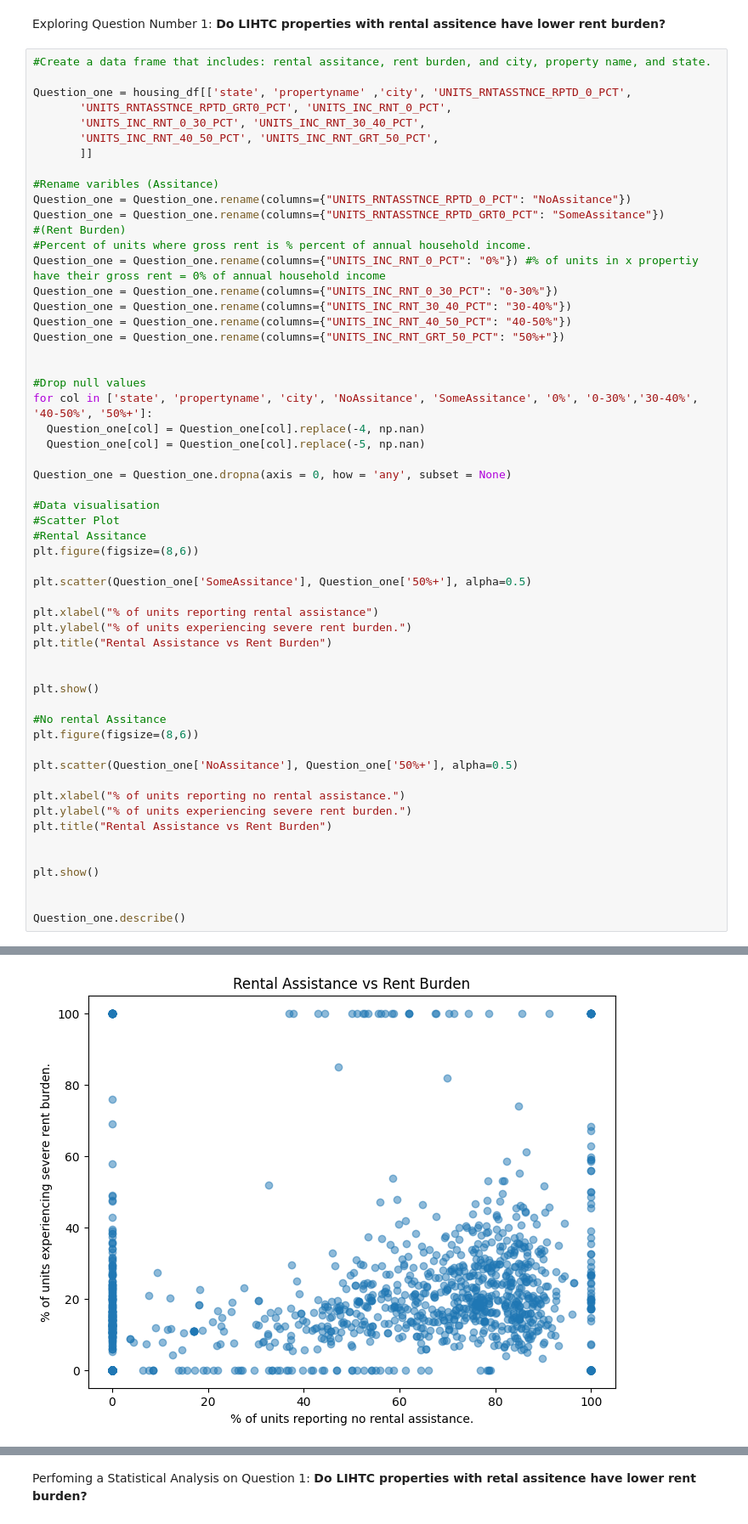
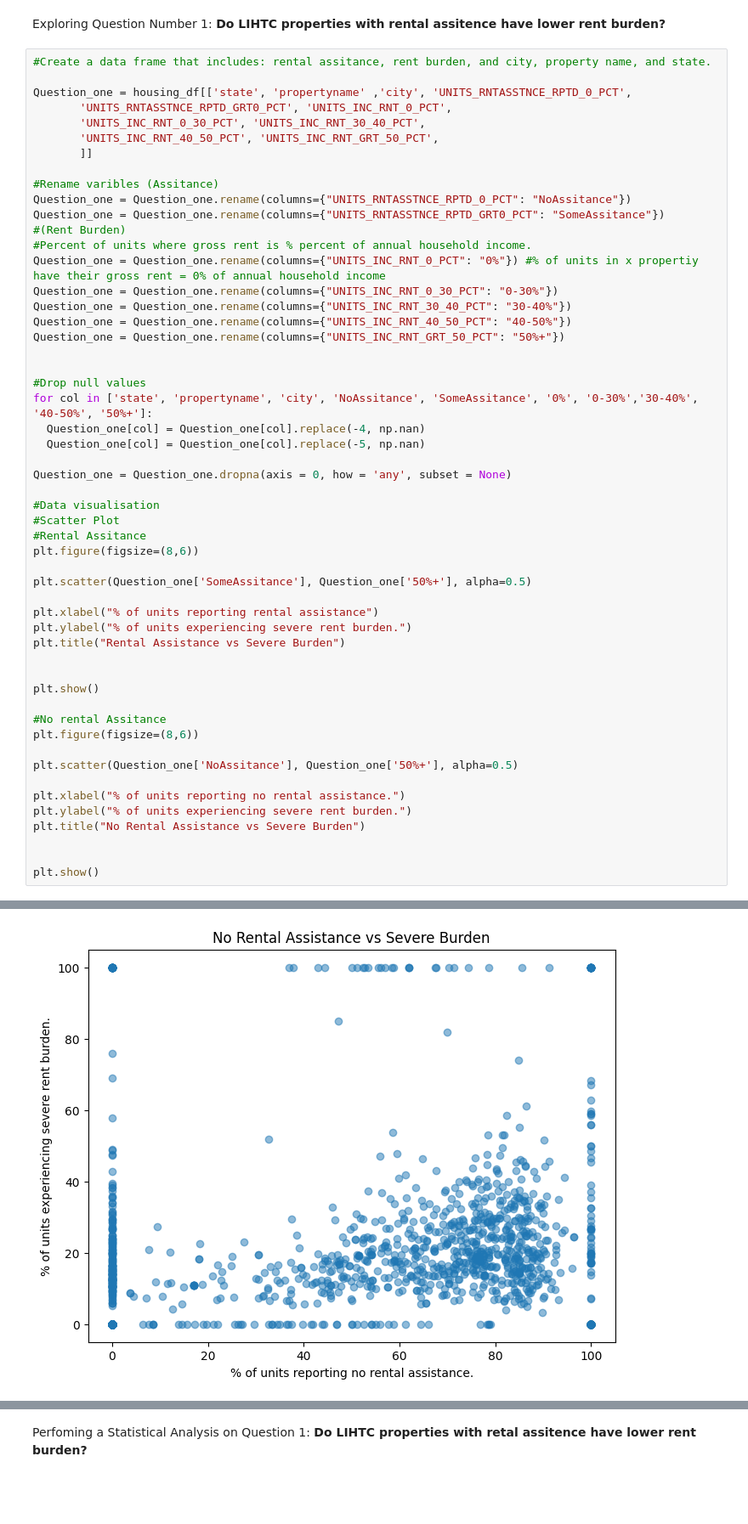
Before and after one commit to bitriagaleonela40-cmd/housing-research, a Jupyter notebook: Housing.ipynb, the cells around one changed output, grey strips where cells are left out. Shown at 85% size. Cells and saved outputs as stored; diff of their text form; blank space fills up the shorter version.

```diff
--- a/Housing.ipynb
+++ b/Housing.ipynb
@@ -365,7 +365,7 @@ plt.scatter(Question_one['SomeAssitance'], Question_one['50%+'], alpha=0.5)
 
 plt.xlabel("% of units reporting rental assistance")
 plt.ylabel("% of units experiencing severe rent burden.")
-plt.title("Rental Assistance vs Rent Burden")
+plt.title("Rental Assistance vs Severe Burden")
 
 
 plt.show()
@@ -377,11 +377,8 @@ plt.scatter(Question_one['NoAssitance'], Question_one['50%+'], alpha=0.5)
 
 plt.xlabel("% of units reporting no rental assistance.")
 plt.ylabel("% of units experiencing severe rent burden.")
-plt.title("Rental Assistance vs Rent Burden")
+plt.title("No Rental Assistance vs Severe Burden")
 
 
 plt.show()
-
-
-Question_one.describe()
 # %% [output]
@@ -389 +386 @@ Question_one.describe()
-[figure, old version]
+[figure, new version]
```
Also changed, not shown: parts of 2 cells of this notebook.
